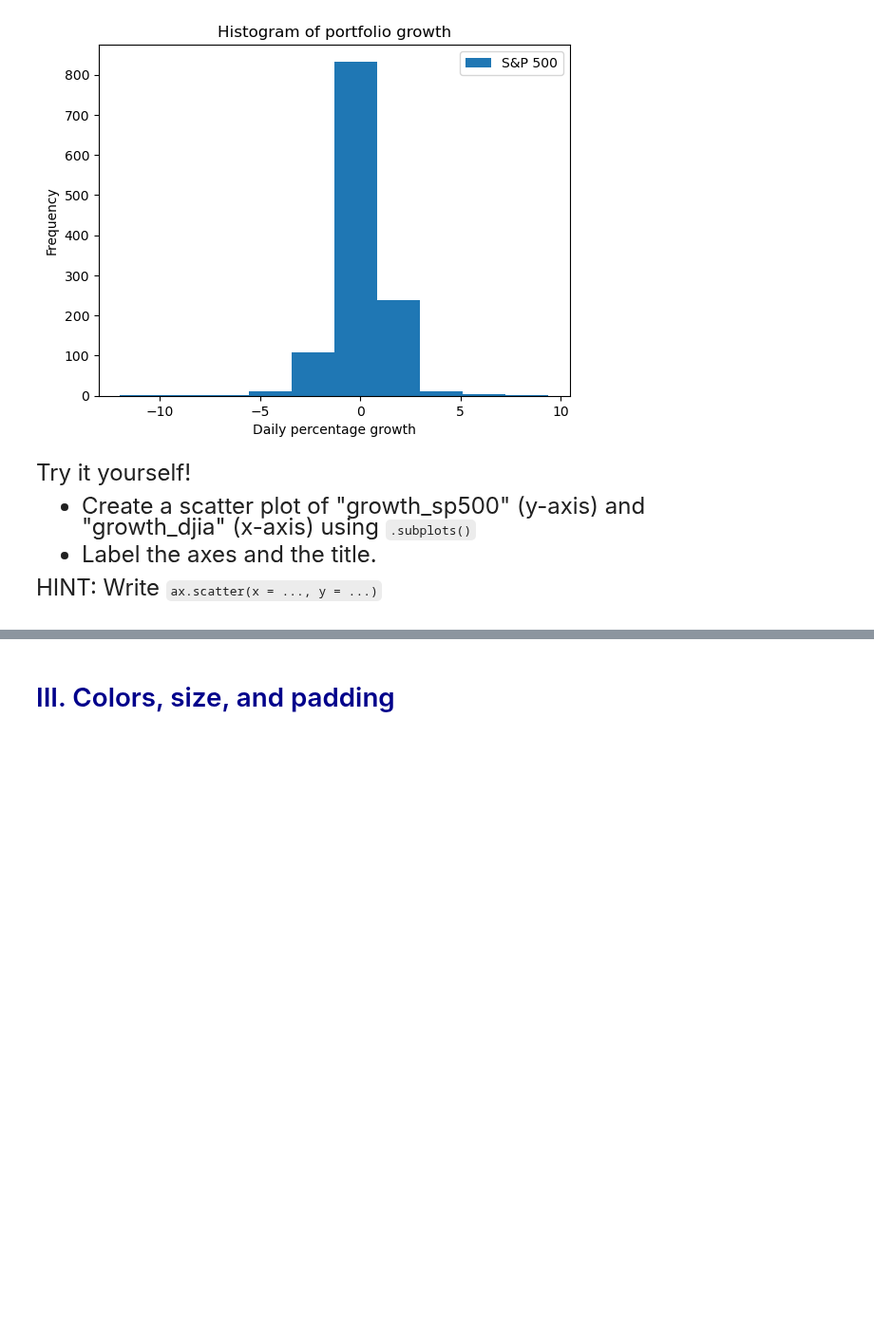
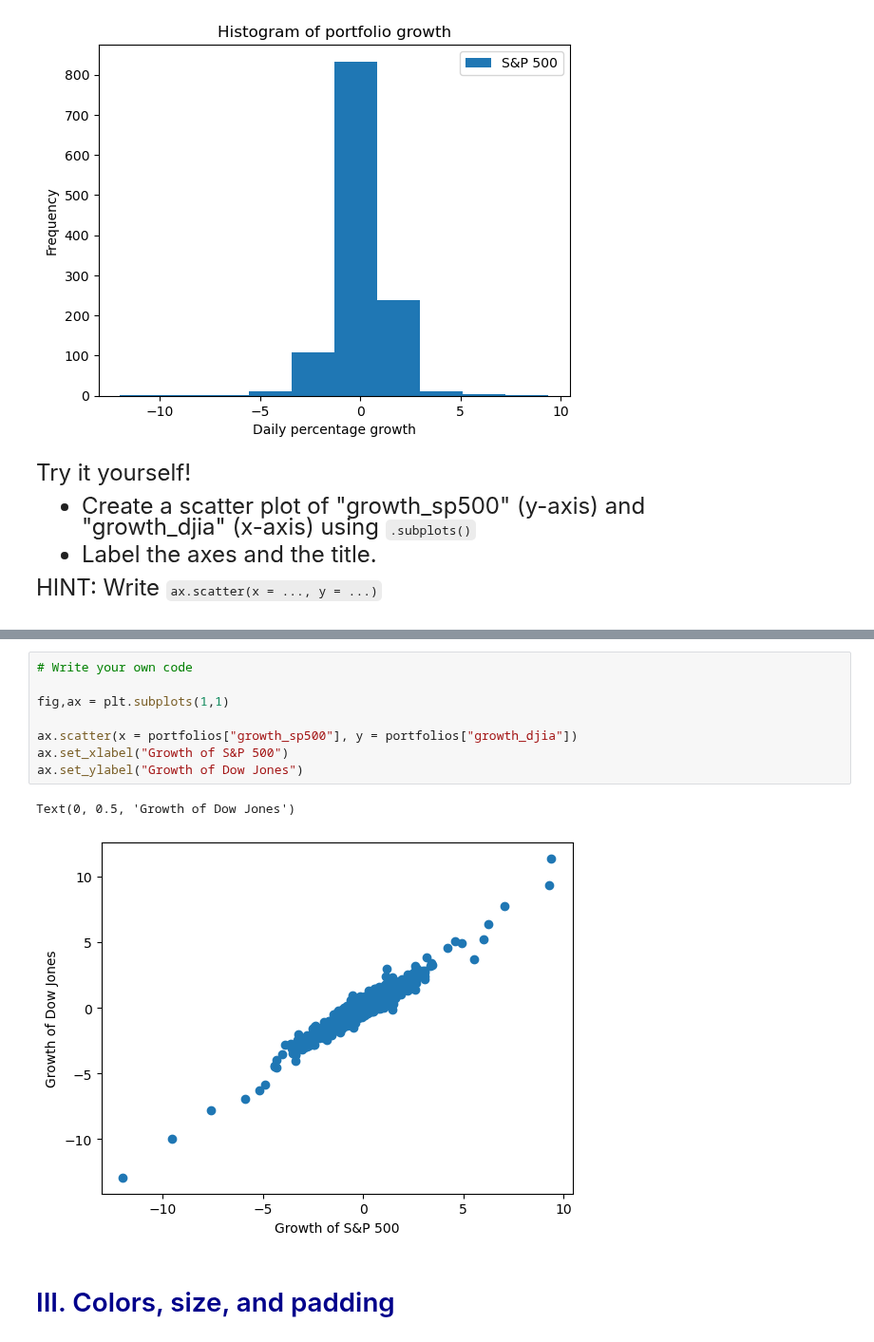
Before and after one commit to zoe-liu-724/qtm151spring2025, a Jupyter notebook: lecture_19/lecture_19.ipynb, the cells around one changed output, grey strips where cells are left out. Shown at 95% size. Drawn from its saved outputs; the diff is of its cells as text; blank space fills up the shorter version.

```diff
--- a/lecture_19/lecture_19.ipynb
+++ b/lecture_19/lecture_19.ipynb
@@ -118,3 +123,14 @@ Text(0.5, 1.0, 'Scatterplot of DJ and S&P growth')
+# %%
+# Write your own code
+
+fig,ax = plt.subplots(1,1)
+
+ax.scatter(x = portfolios["growth_sp500"], y = portfolios["growth_djia"])
+ax.set_xlabel("Growth of S&P 500")
+ax.set_ylabel("Growth of Dow Jones")
+# %% [output]
+Text(0, 0.5, 'Growth of Dow Jones')
+[figure, added]
 # %% [markdown]
 # <span style="color:darkblue"> III. Colors, size, and padding  </span>
 # %% [markdown]
```
Also changed, not shown: parts of 8 cells of this notebook, 10 other files.
